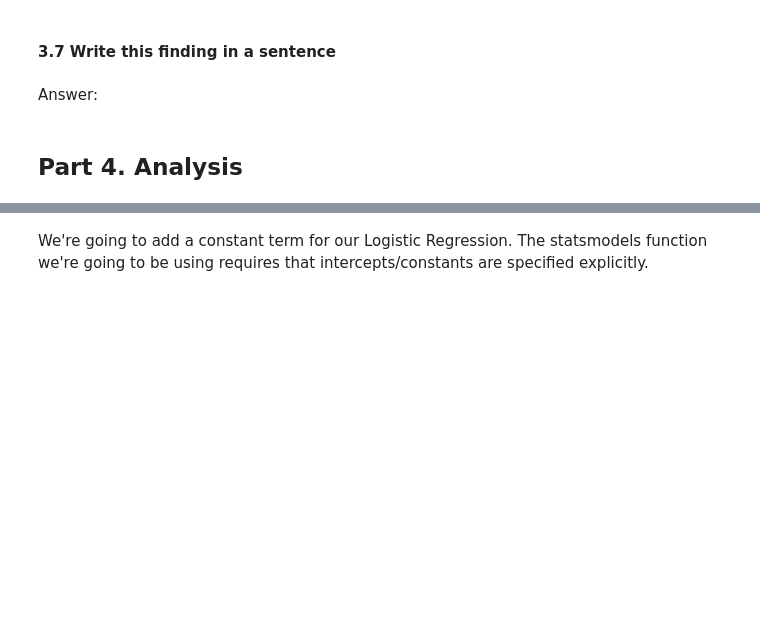
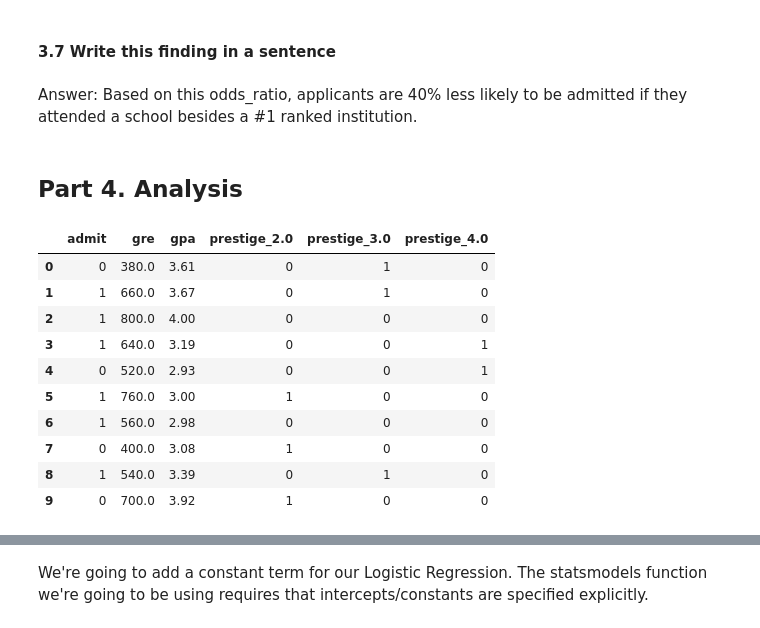
Before and after one commit to jmcelderry/jmcelderry, a Jupyter notebook: projects/unit-projects/project-3/starter-code/project3-starter.ipynb, the cells around one changed output, grey strips where cells are left out. Drawn from its saved outputs; the diff is of its cells as text; code cells hidden in the pictures; blank space fills up the shorter version.

```diff
--- a/projects/unit-projects/project-3/starter-code/project3-starter.ipynb
+++ b/projects/unit-projects/project-3/starter-code/project3-starter.ipynb
@@ -130,6 +169,6 @@ Answer:
 # %% [markdown]
 #### 3.7 Write this finding in a sentence
-# %% [markdown]
-Answer:
+# %% [markdown]
+Answer: Based on this odds_ratio, applicants are 40% less likely to be admitted if they attended a school besides a #1 ranked institution.
 # %% [markdown]
 ## Part 4. Analysis
@@ -136,5 +177,18 @@ Answer:
 # %%
 # create a clean data frame for the regression
 cols_to_keep = ['admit', 'gre', 'gpa']
 data = df[cols_to_keep].join(dummy_ranks.ix[:, 'prestige_2':])
-print data.head()
+
+data.head(10)
+# %% [output]
+|  | admit | gre | gpa | prestige_2.0 | prestige_3.0 | prestige_4.0 |
+| 0 | 0 | 380.0 | 3.61 | 0 | 1 | 0 |
+| 1 | 1 | 660.0 | 3.67 | 0 | 1 | 0 |
+| 2 | 1 | 800.0 | 4.00 | 0 | 0 | 0 |
+| 3 | 1 | 640.0 | 3.19 | 0 | 0 | 1 |
+| 4 | 0 | 520.0 | 2.93 | 0 | 0 | 1 |
+| 5 | 1 | 760.0 | 3.00 | 1 | 0 | 0 |
+| 6 | 1 | 560.0 | 2.98 | 0 | 0 | 0 |
+| 7 | 0 | 400.0 | 3.08 | 1 | 0 | 0 |
+| 8 | 1 | 540.0 | 3.39 | 0 | 1 | 0 |
+| 9 | 0 | 700.0 | 3.92 | 1 | 0 | 0 |
```
Also changed, not shown: parts of 46 cells of this notebook, 3 other files.
